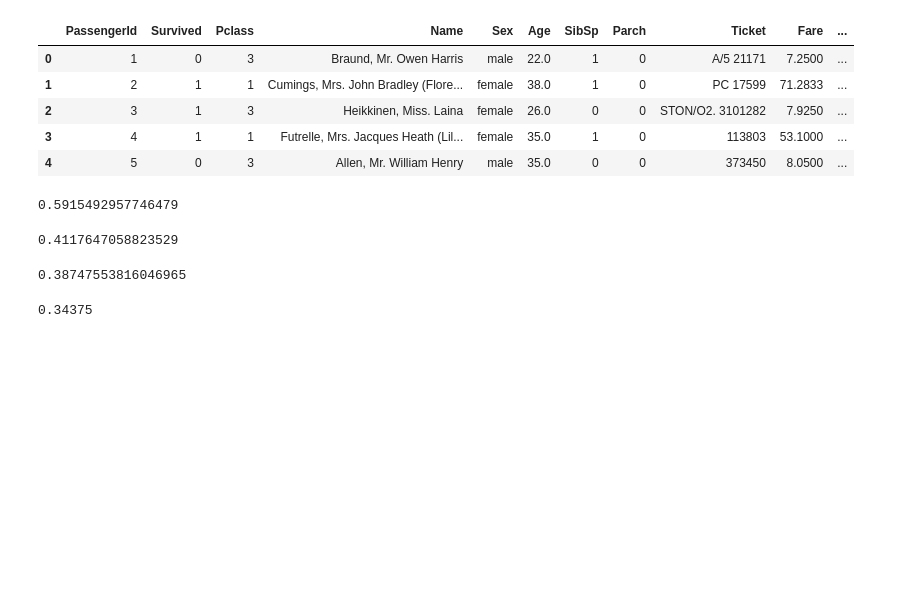
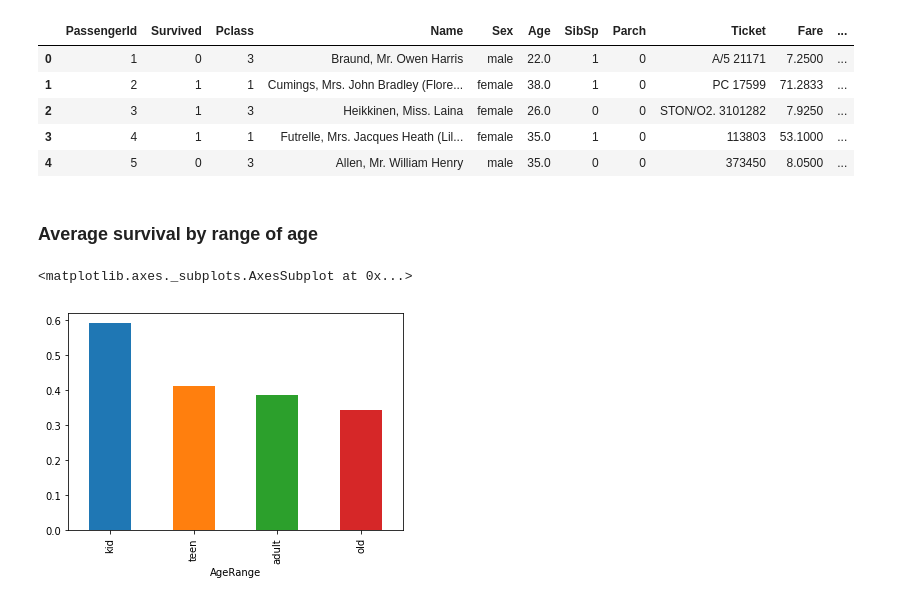
Before and after one commit to matheusbsilva/titanic-ml, a Jupyter notebook: titanic.ipynb, the cells around one changed output. Cells and saved outputs as stored; diff of their text form; code cells hidden in the pictures; blank space fills up the shorter version.

```diff
--- a/titanic.ipynb
+++ b/titanic.ipynb
@@ -57,19 +57,10 @@ df_train.head()
 | 2 | 3 | 1 | 3 | Heikkinen, Miss. Laina | female | 26.0 | 0 | 0 | STON/O2. 3101282 | 7.9250 | ... |
 | 3 | 4 | 1 | 1 | Futrelle, Mrs. Jacques Heath (Lil... | female | 35.0 | 1 | 0 | 113803 | 53.1000 | ... |
 | 4 | 5 | 0 | 3 | Allen, Mr. William Henry | male | 35.0 | 0 | 0 | 373450 | 8.0500 | ... |
+# %% [markdown]
+### Average survival by range of age
 # %%
-df_train.loc[df_train.AgeRange == 'kid'].Survived.mean()
+df_train.groupby('AgeRange').Survived.mean().plot.bar()
 # %% [output]
-0.5915492957746479
+<matplotlib.axes._subplots.AxesSubplot at 0x...>
+[figure, added]
-# %%
-df_train.loc[df_train.AgeRange == 'teen'].Survived.mean()
-# %% [output]
-0.4117647058823529
-# %%
-df_train.loc[df_train.AgeRange == 'adult'].Survived.mean()
-# %% [output]
-0.38747553816046965
-# %%
-df_train.loc[df_train.AgeRange == 'old'].Survived.mean()
-# %% [output]
-0.34375
```
Also changed, not shown: parts of 6 cells of this notebook.
